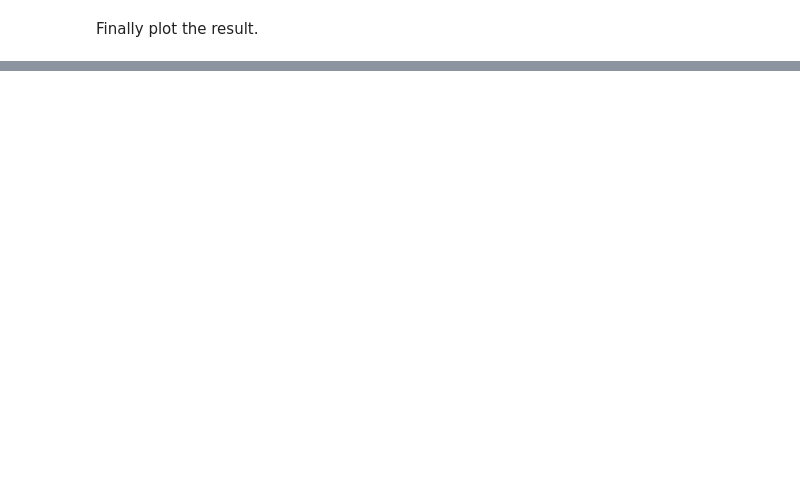
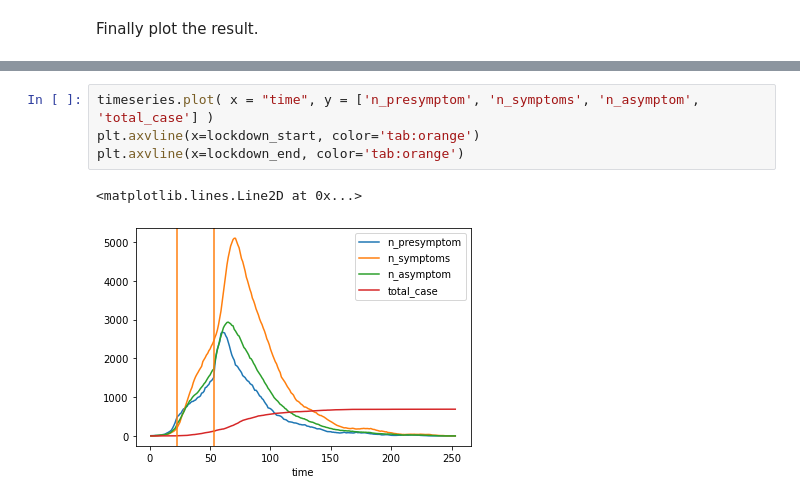
Before and after one commit to Expii/OpenABM-Covid19, a Jupyter notebook: examples/novid_102.ipynb, the cells around one changed output, grey strips where cells are left out. Cells and saved outputs as stored; diff of their text form; blank space fills up the shorter version.

```diff
--- a/examples/novid_102.ipynb
+++ b/examples/novid_102.ipynb
@@ -52,0 +82,7 @@ timeseries.plot( x = "time", y = "total_infected" )
+# %%
+timeseries.plot( x = "time", y = ['n_presymptom', 'n_symptoms', 'n_asymptom', 'total_case'] )
+plt.axvline(x=lockdown_start, color='tab:orange')
+plt.axvline(x=lockdown_end, color='tab:orange')
+# %% [output]
+<matplotlib.lines.Line2D at 0x...>
+[figure, added]
```
Also changed, not shown: parts of 10 cells of this notebook, 26 other files.
